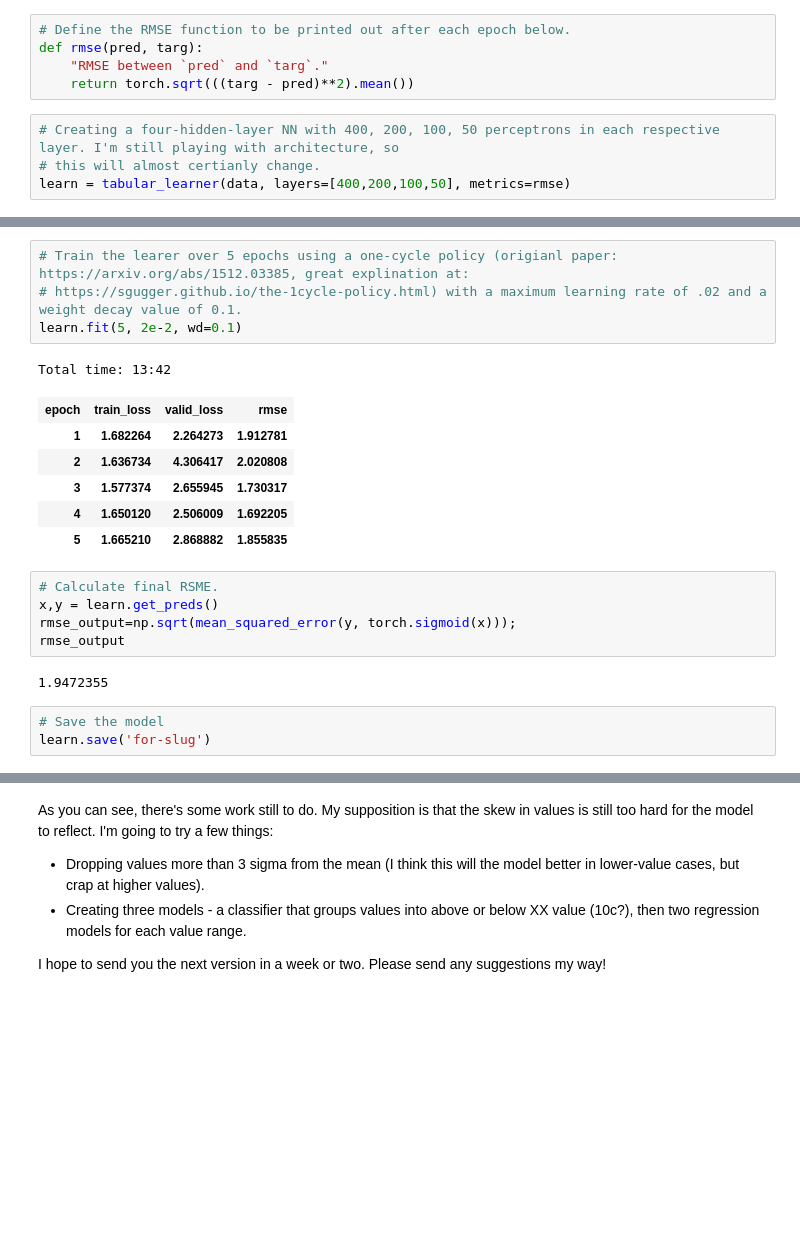
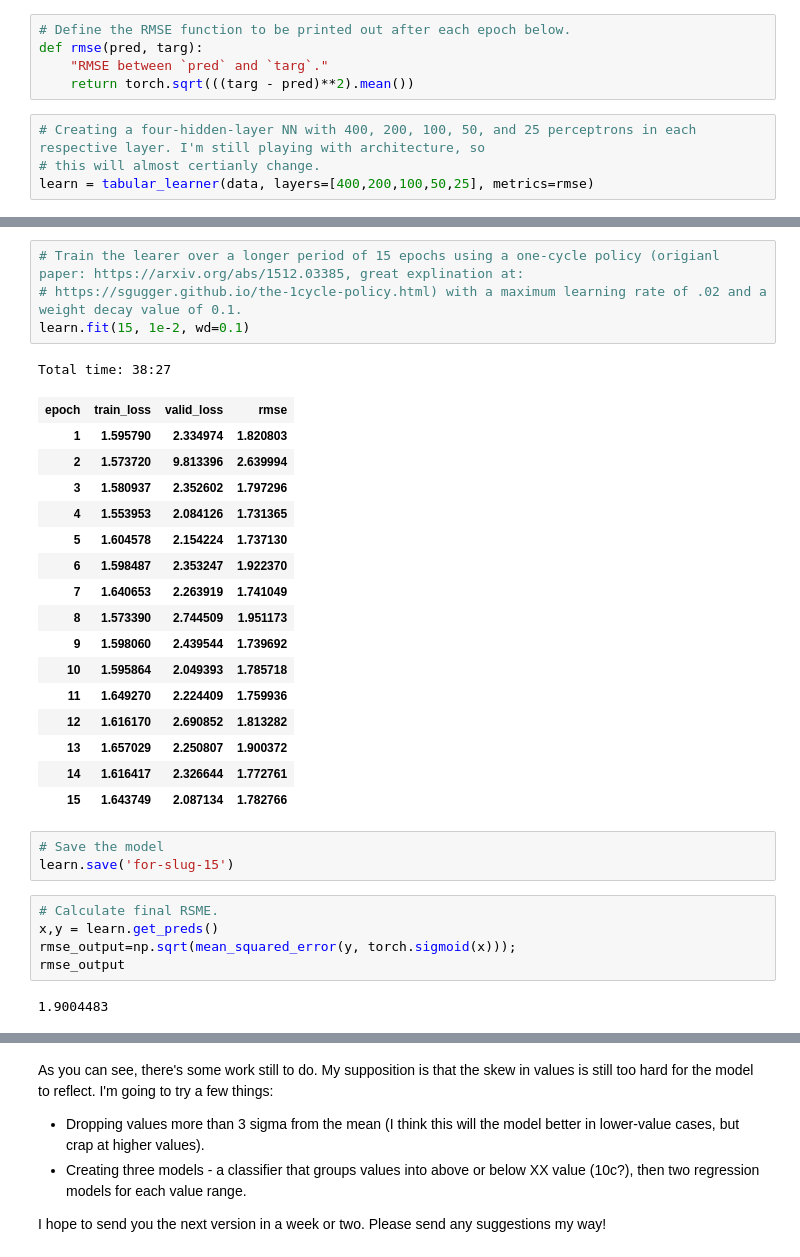
Before and after one commit to umoarsman/poe-trade, a Jupyter notebook: projects/poe-trade/poe-trade-ring.ipynb, the cells around one changed output, grey strips where cells are left out. Cells and saved outputs as stored; diff of their text form; blank space fills up the shorter version.

Commit message:
longer training

```diff
--- a/projects/poe-trade/poe-trade-ring.ipynb
+++ b/projects/poe-trade/poe-trade-ring.ipynb
@@ -89,8 +89,8 @@ def rmse(pred, targ):
     "RMSE between `pred` and `targ`."
     return torch.sqrt(((targ - pred)**2).mean())
 # %%
-# Creating a four-hidden-layer NN with 400, 200, 100, 50 perceptrons in each respective layer. I'm still playing with architecture, so
+# Creating a four-hidden-layer NN with 400, 200, 100, 50, and 25 perceptrons in each respective layer. I'm still playing with architecture, so
 # this will almost certianly change.
-learn = tabular_learner(data, layers=[400,200,100,50], metrics=rmse)
+learn = tabular_learner(data, layers=[400,200,100,50,25], metrics=rmse)
 # %%
 # There's a built-in tool in FastAI that helps identify the ideal learning rate. Generally, I use the LR one order of magnitude less tha the LR at the min loss.
@@ -103,25 +103,35 @@ LR Finder is complete, type {learner_name}.recorder.plot() to see the graph.
 # %%
-# Train the learer over 5 epochs using a one-cycle policy (origianl paper: https://arxiv.org/abs/1512.03385, great explination at:
+# Train the learer over a longer period of 15 epochs using a one-cycle policy (origianl paper: https://arxiv.org/abs/1512.03385, great explination at:
 # https://sgugger.github.io/the-1cycle-policy.html) with a maximum learning rate of .02 and a weight decay value of 0.1.
-learn.fit(5, 2e-2, wd=0.1)
+learn.fit(15, 1e-2, wd=0.1)
 # %% [output]
-Total time: 13:42
+Total time: 38:27
 | epoch | train_loss | valid_loss | rmse |
-| 1 | 1.682264 | 2.264273 | 1.912781 |
-| 2 | 1.636734 | 4.306417 | 2.020808 |
-| 3 | 1.577374 | 2.655945 | 1.730317 |
-| 4 | 1.650120 | 2.506009 | 1.692205 |
-| 5 | 1.665210 | 2.868882 | 1.855835 |
+| 1 | 1.595790 | 2.334974 | 1.820803 |
+| 2 | 1.573720 | 9.813396 | 2.639994 |
+| 3 | 1.580937 | 2.352602 | 1.797296 |
+| 4 | 1.553953 | 2.084126 | 1.731365 |
+| 5 | 1.604578 | 2.154224 | 1.737130 |
+| 6 | 1.598487 | 2.353247 | 1.922370 |
+| 7 | 1.640653 | 2.263919 | 1.741049 |
+| 8 | 1.573390 | 2.744509 | 1.951173 |
+| 9 | 1.598060 | 2.439544 | 1.739692 |
+| 10 | 1.595864 | 2.049393 | 1.785718 |
+| 11 | 1.649270 | 2.224409 | 1.759936 |
+| 12 | 1.616170 | 2.690852 | 1.813282 |
+| 13 | 1.657029 | 2.250807 | 1.900372 |
+| 14 | 1.616417 | 2.326644 | 1.772761 |
+| 15 | 1.643749 | 2.087134 | 1.782766 |
+# %%
+# Save the model
+learn.save('for-slug-15')
 # %%
 # Calculate final RSME.
 x,y = learn.get_preds()
 rmse_output=np.sqrt(mean_squared_error(y, torch.sigmoid(x)));
 rmse_output
 # %% [output]
-1.9472355
+1.9004483
-# %%
-# Save the model
-learn.save('for-slug')
 # %%
 # Create a copy of the validation set
 temp = learn.get_preds()
```
Also changed, not shown: parts of 4 cells of this notebook.
